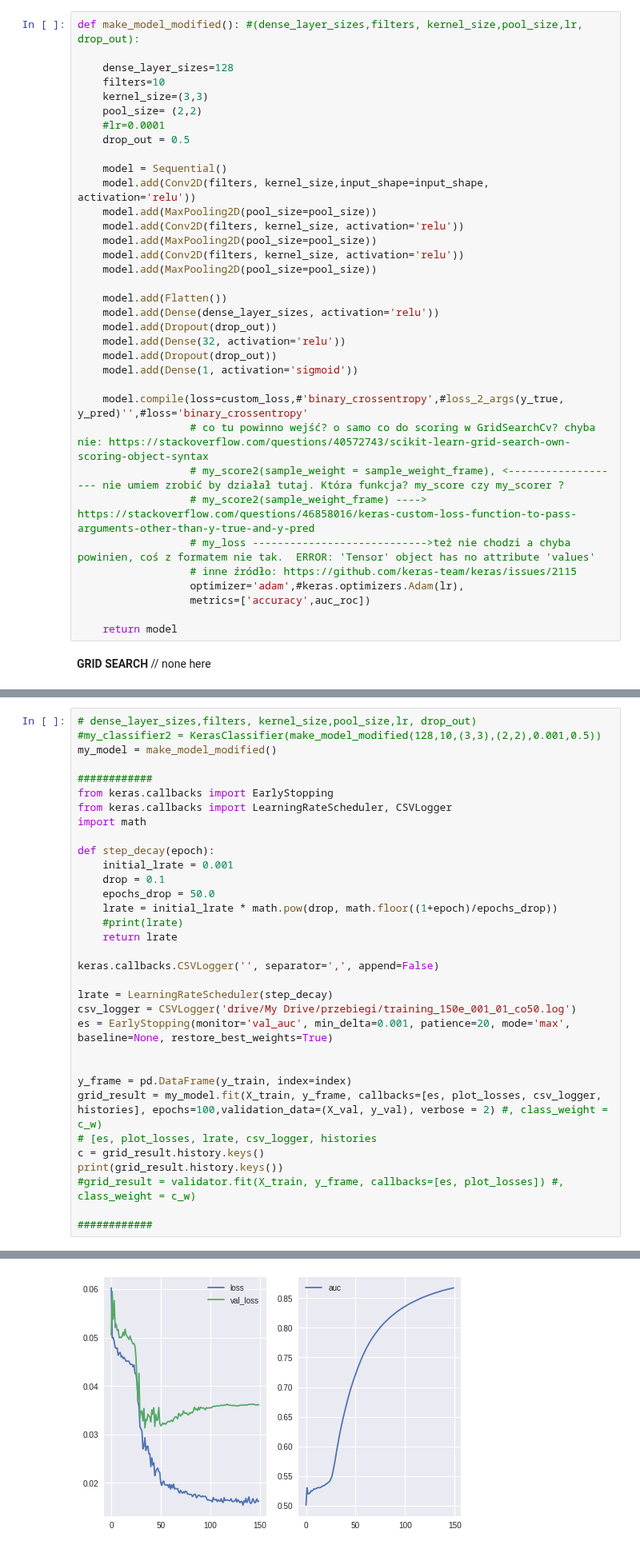
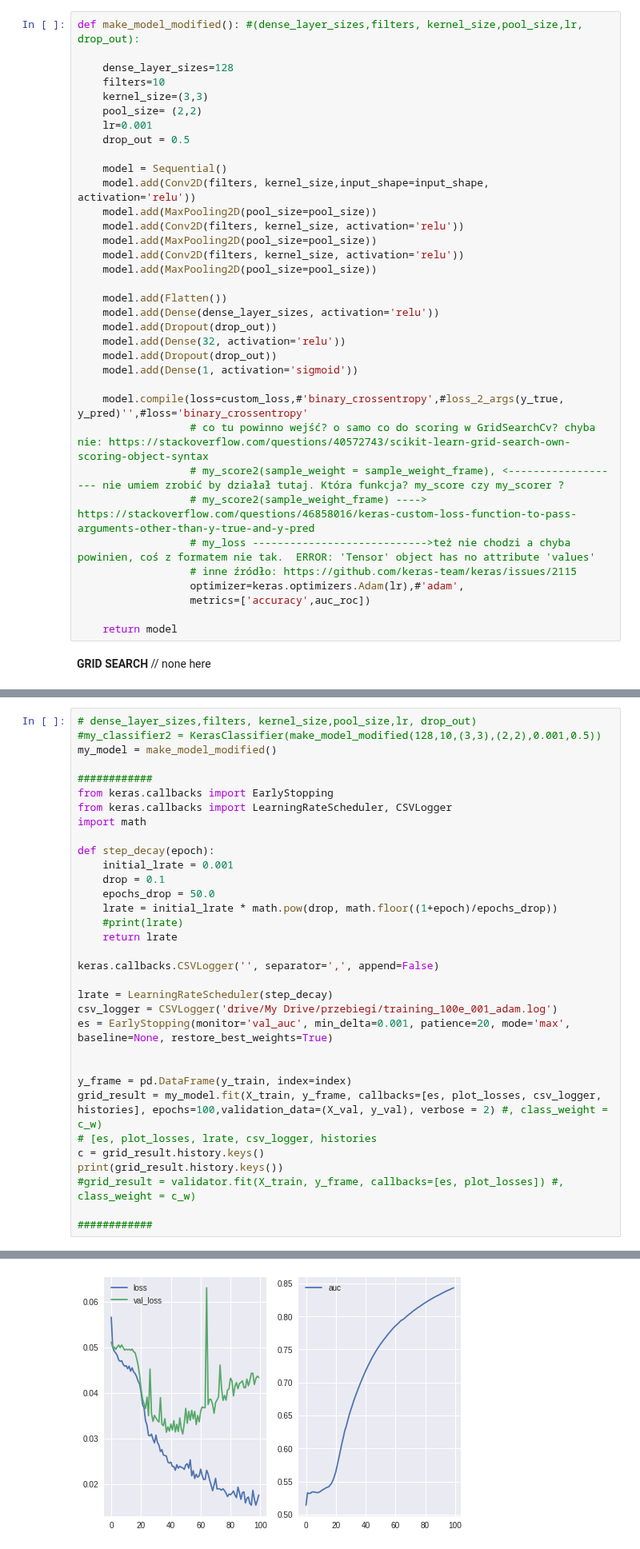
Before and after one commit to hannape/CNN-pierwsze-podejscie, a Jupyter notebook: cnn_ES_val.ipynb, the cells around one changed output, grey strips where cells are left out. Shown at 80% size. Drawn from its saved outputs; the diff is of its cells as text.

Commit message:
training_100e_001_adam.log – wyrzucony scheduler, AUC = 77%

```diff
--- a/cnn_ES_val.ipynb
+++ b/cnn_ES_val.ipynb
@@ -129,7 +129,7 @@ def make_model_modified(): #(dense_layer_sizes,filters, kernel_size,pool_size,lr
     filters=10
     kernel_size=(3,3)
     pool_size= (2,2)
-    #lr=0.0001
+    lr=0.001
     drop_out = 0.5
 
     model = Sequential()
@@ -153,7 +153,7 @@ def make_model_modified(): #(dense_layer_sizes,filters, kernel_size,pool_size,lr
                   # my_score2(sample_weight_frame) ---->  https://stackoverflow.com/questions/46858016/keras-custom-loss-function-to-pass-arguments-other-than-y-true-and-y-pred
                   # my_loss ---------------------------->też nie chodzi a chyba powinien, coś z formatem nie tak.  ERROR: 'Tensor' object has no attribute 'values'
                   # inne źródło: https://github.com/keras-team/keras/issues/2115
-                  optimizer='adam',#keras.optimizers.Adam(lr),
+                  optimizer=keras.optimizers.Adam(lr),#'adam',
                   metrics=['accuracy',auc_roc])
 
     return model
@@ -266,7 +266,7 @@ def step_decay(epoch):
 keras.callbacks.CSVLogger('', separator=',', append=False)
 
 lrate = LearningRateScheduler(step_decay)
-csv_logger = CSVLogger('drive/My Drive/przebiegi/training_150e_001_01_co50.log')
+csv_logger = CSVLogger('drive/My Drive/przebiegi/training_100e_001_adam.log')
 es = EarlyStopping(monitor='val_auc', min_delta=0.001, patience=20, mode='max', baseline=None, restore_best_weights=True)
 
 
@@ -283 +283 @@ print(grid_result.history.keys())
-[figure, old version]
+[figure, new version]
```
Also changed, not shown: parts of 3 cells of this notebook.
